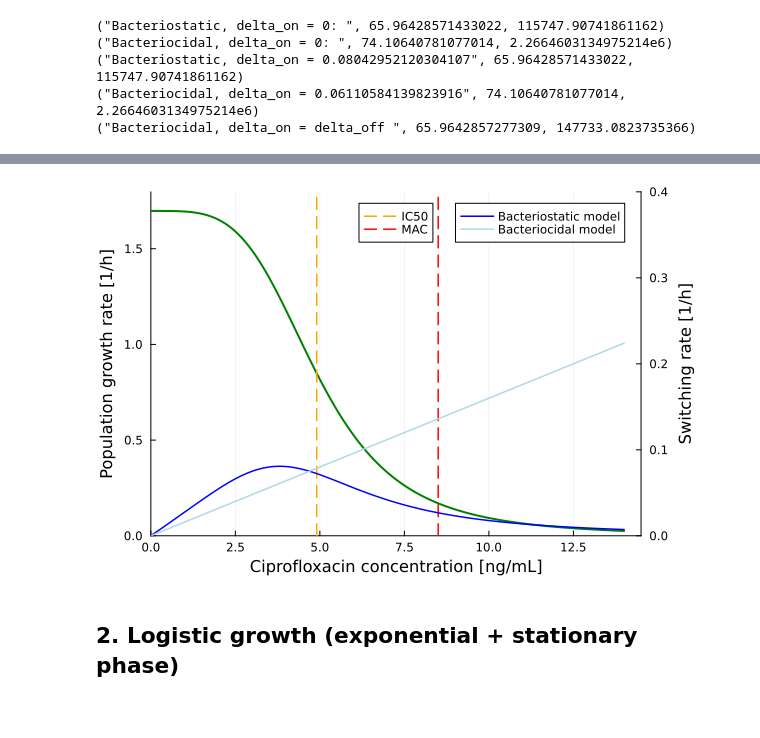
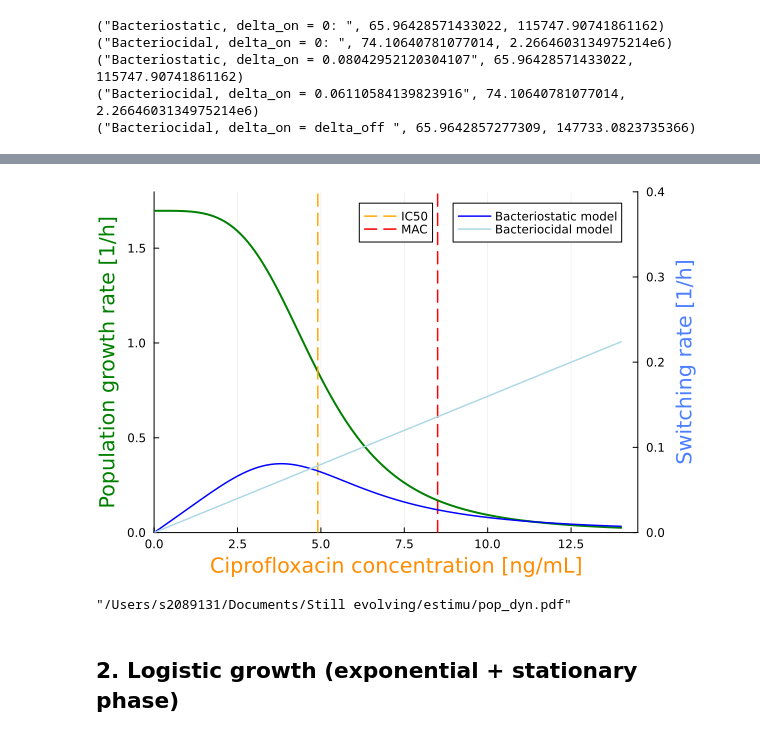
Before and after one commit to LucyL-J/estimu, a Jupyter notebook: dose-dependence.ipynb, the cells around one changed output, grey strips where cells are left out. Drawn from its saved outputs; the diff is of its cells as text; code cells hidden in the pictures.

Commit message:
Figure Updates I

```diff
--- a/dose-dependence.ipynb
+++ b/dose-dependence.ipynb
@@ -89,7 +103,7 @@ lambda_max = m
 MAC_to_IC50(MAC, hill_coeff) = MAC/9^(1/hill_coeff)
 IC50 = MAC_to_IC50(MAC, hill_coeff)
 println(IC50)
-P_lambda = plot(xlab="Ciprofloxacin concentration [ng/mL]", ylab="Population growth rate [1/h]", legend=:top, xlim=(0,maximum(C)+0.5), ylim=(0,lambda_max+0.1))
+P_lambda = plot(xlab="Ciprofloxacin concentration [ng/mL]", ylab="Population growth rate [1/h]", legend=:top, xlim=(0,maximum(C)+0.5), ylim=(0,lambda_max+0.1), yguidefont=font(:green), xguidefont=font(:darkorange))
 plot!(0:0.1:maximum(C), x -> growth_rate(lambda_max, x, IC50, hill_coeff), lab="", c=:green, width=2)
 vline!([IC50], lab="IC50", style=:dash, c=:orange, width=1.5)
 vline!([MAC], lab="MAC", style=:dash, c=:red, width=1.5)
@@ -323,10 +337,14 @@ scatter!(C, M_cidal_opt, lab="Bacteriocidal model fit", marker=:d, c=:lightblue)
 # %%
 alpha_stat = [pop_dyn_paras(x)[2] for x in 0:0.1:maximum(C)]
 alpha_cidal = [pop_dyn_paras(x, true)[2] for x in 0:0.1:maximum(C)]
 plot(P_lambda)
-plot!(twinx(), 0:0.1:maximum(C), [alpha_stat alpha_cidal], lab=["Bacteriostatic model" "Bacteriocidal model"], c=[:blue :lightblue], ylab="Switching rate [1/h]", ylim=(0,0.4), width=1.5, legend=:topright, xlim=(0,maximum(C)+0.5))
+plot!(twinx(), 0:0.1:maximum(C), [alpha_stat alpha_cidal], lab=["Bacteriostatic model" "Bacteriocidal model"], c=[:blue :lightblue], ylab="Switching rate [1/h]", ylim=(0,0.4), width=1.5, legend=:topright, xlim=(0,maximum(C)+0.5), yguidefont=font(RGB(0.3,0.5,1)))
 # %% [output]
-[figure, old version]
+[figure, new version]
+# %%
+savefig("pop_dyn.pdf")
+# %% [output]
+"/Users/s2089131/Documents/Still evolving/estimu/pop_dyn.pdf"
 # %% [markdown]
 ## 2. Logistic growth (exponential + stationary phase)
 # %%
```
Also changed, not shown: parts of 4 cells of this notebook, 2 other files.
